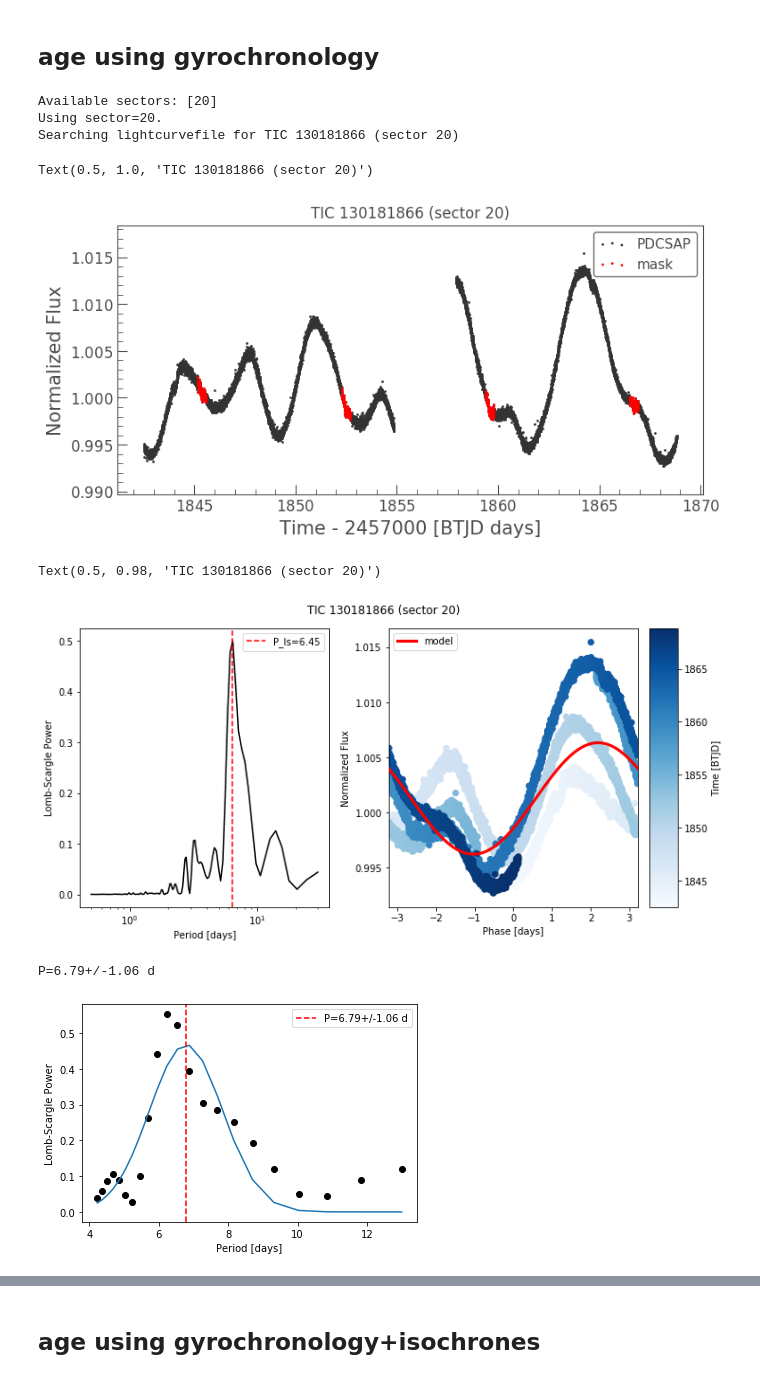
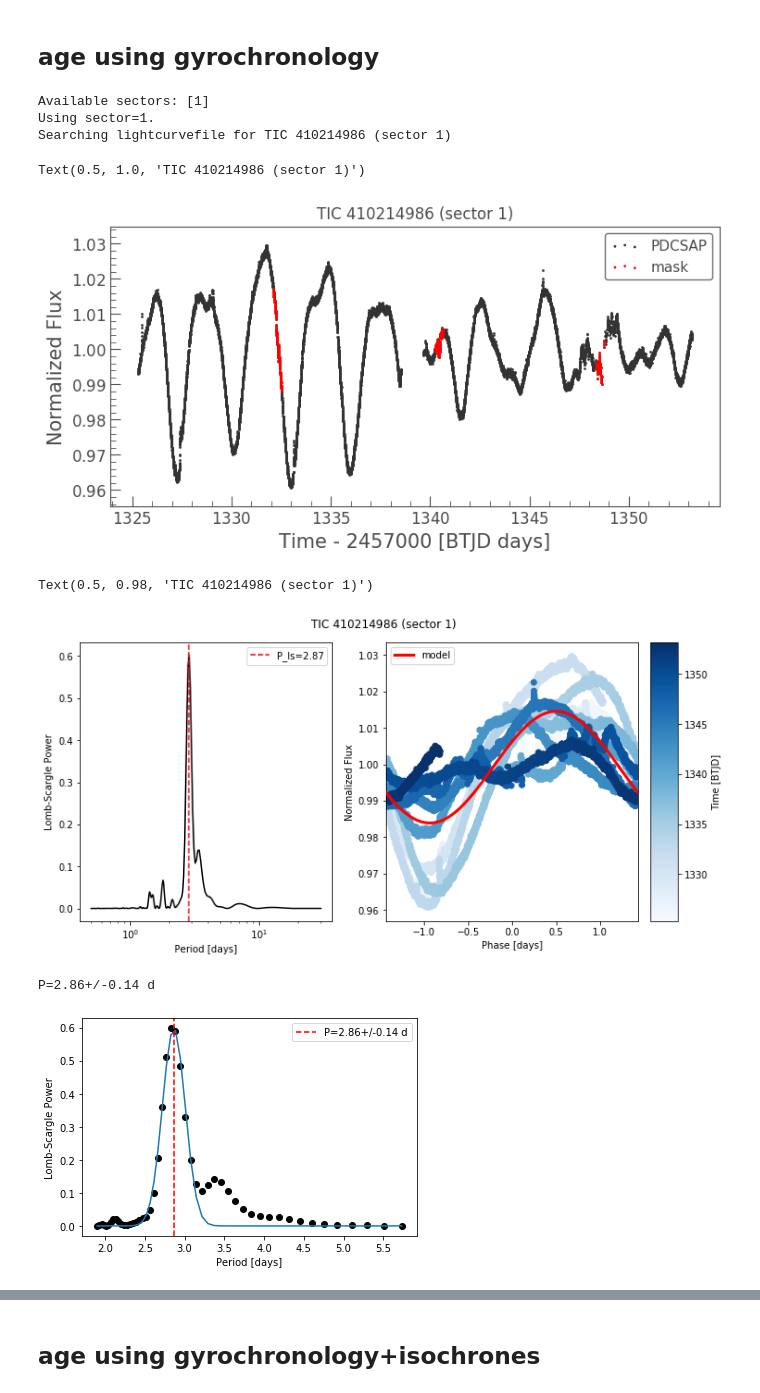
Before and after one commit to jpdeleon/chronos, a Jupyter notebook: notebooks/examples-age.ipynb, the cells around one changed output, grey strips where cells are left out. Drawn from its saved outputs; the diff is of its cells as text; code cells hidden in the pictures.

```diff
--- a/notebooks/examples-age.ipynb
+++ b/notebooks/examples-age.ipynb
@@ -22,7 +22,7 @@ WARNING:root:Emcee3 not imported; be advised.
 According to [Newton+2019](https://arxiv.org/pdf/1906.10703.pdf), age of TOI200/DS Tuc A ~45 Myr.
 # %%
 #search by toiid
-toiid=1726
+toiid=200
 t = cr.Star(toiid=toiid)
 t.target_coord #note distance is also known for TOIs
 # %% [output]
@@ -42,28 +42,28 @@ ax = lc.scatter(label='PDCSAP')
 lc[tmask].scatter(ax=ax, label='mask', c='r')
 ax.set_title(f'TIC {s.ticid} (sector {s.sector})')
 # %% [output]
-Available sectors: [20]
-Using sector=20.
-Searching lightcurvefile for TIC 130181866 (sector 20)
+Available sectors: [1]
+Using sector=1.
+Searching lightcurvefile for TIC 410214986 (sector 1)
-Text(0.5, 1.0, 'TIC 130181866 (sector 20)')
+Text(0.5, 1.0, 'TIC 410214986 (sector 1)')
-[figure, old version]
+[figure, new version]
 # %%
 lc = s.lc_pdcsap.remove_outliers().normalize()[~tmask]
 fig = cr.plot_lomb_scargle(lc.time, lc.flux)
 fig.suptitle(f'TIC {s.ticid} (sector {s.sector})')
 # %% [output]
-Text(0.5, 0.98, 'TIC 130181866 (sector 20)')
+Text(0.5, 0.98, 'TIC 410214986 (sector 1)')
-[figure, old version]
+[figure, new version]
 # %%
-prot, prot_err = cr.get_rotation_period(lc[~tmask],
+prot, prot_err = cr.get_rotation_period(lc,
                        min_per=0.5,
                        max_per=None,
                        npoints=25,
                        plot=True,
                        verbose=True)
 # %% [output]
-P=6.79+/-1.06 d
+P=2.86+/-0.14 d
-[figure, old version]
+[figure, new version]
 # %%
 #get age results
 age,age_plus,age_minus,samples = t.get_age(method='gyro', prot=(prot,prot_err), return_samples=True)
```
Also changed, not shown: parts of 12 cells of this notebook, 6 other files.
